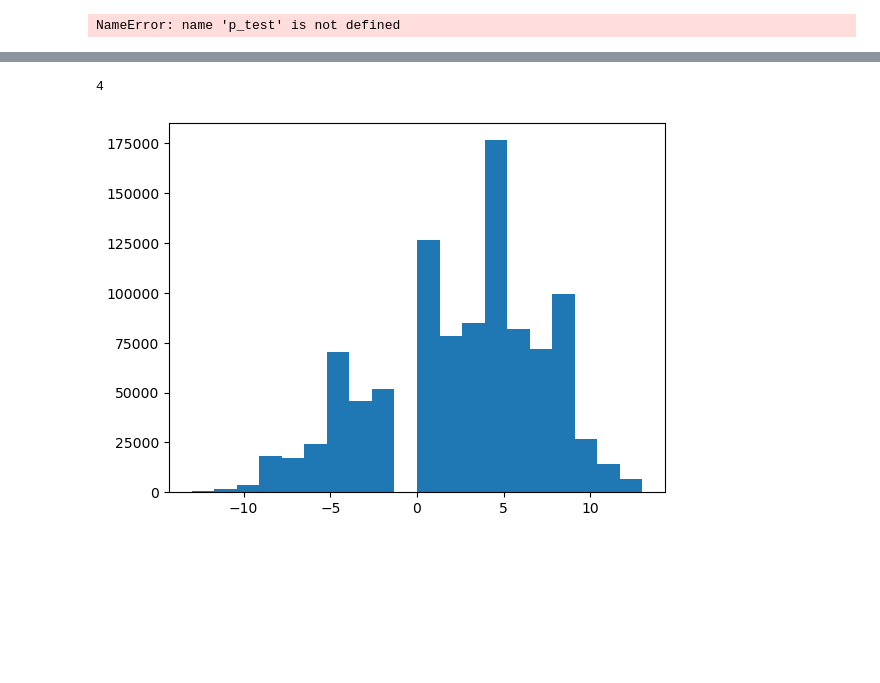
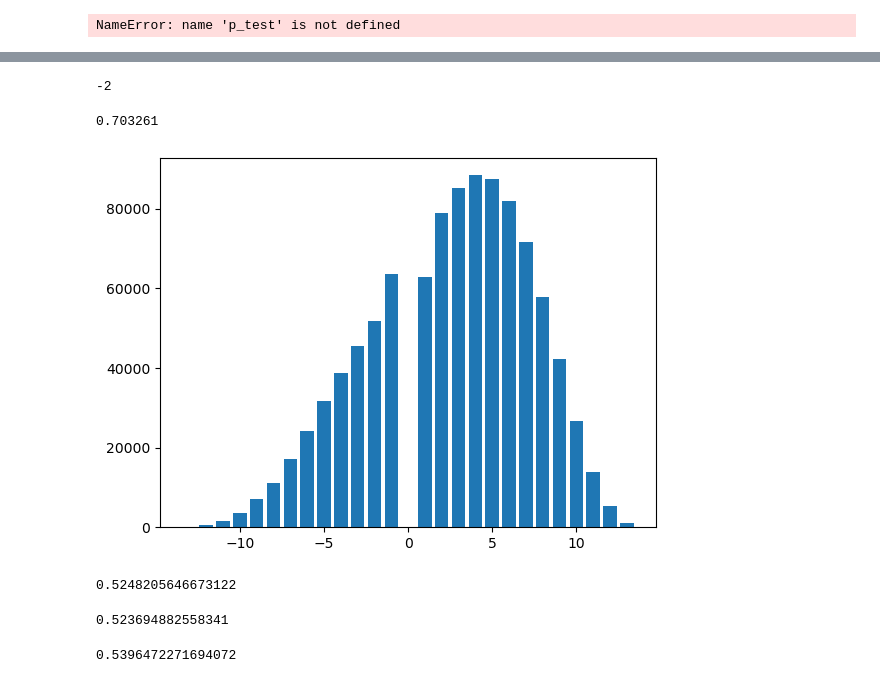
Before and after one commit to fysmoe1121/SportsBetting, a Jupyter notebook: algo_research/research_nb.ipynb, the cells around one changed output, grey strips where cells are left out. Drawn from its saved outputs; the diff is of its cells as text; code cells hidden in the pictures; blank space fills up the shorter version.

```diff
--- a/algo_research/research_nb.ipynb
+++ b/algo_research/research_nb.ipynb
@@ -249,9 +271,8 @@ NameError: name 'total_dist' is not defined
 # %%
-import numpy as np
 from numba import jit
 
 @jit(nopython=True)
-def simulate_game_outcome(base_p: float, eps: float):
+def simulate_game_outcome(base_p: float, eps: float) -> int:
     team_a = 0
     team_b = 0
     prev_round_winner = None
@@ -280,14 +301,24 @@ def simulate_game_outcome(base_p: float, eps: float):
 # %%
 simulate_game_outcome(0.5, 0)
 # %% [output]
-4
+-2
 # %%
-def bootstrap(base_p: float, eps: float, num_iters: int = 1_000_000):
+def bootstrap(base_p: float, eps: float, num_iters: int = 1_000_000, plotting: bool = False):
     res = []
     for _ in range(num_iters):
-        res.append(simulate_game_outcome(base_p, eps))
-    plt.hist(res, bins=20)
+        outcome = simulate_game_outcome(base_p, eps)
+        res.append(np.random.choice([-1, 1]) if outcome == 0 else outcome)
+
+    if plotting:
+        pmf_dict = Counter(res)
+        plt.bar(pmf_dict.keys(), pmf_dict.values())
+    res = np.array(res)
+
+    proportion_won = np.mean(res > 0)
+
+    return proportion_won
 # %%
-bootstrap(0.55, 0.1)
+bootstrap(0.55, 0.1, plotting=True)
 # %% [output]
+0.703261
-[figure, old version]
+[figure, new version]
@@ -293,0 +331,13 @@ bootstrap(0.55, 0.1)
+# %%
+print(solve_simulated_p(0.6))
+# %% [output]
+0.5248205646673122
+# %%
+print(solve_simulated_p(0.6))
+# %% [output]
+0.523694882558341
+# %%
+print(solve_simulated_p(0.65))
+#0.5396753883866506
+# %% [output]
+0.5396472271694072
```
Also changed, not shown: parts of 14 cells of this notebook.
